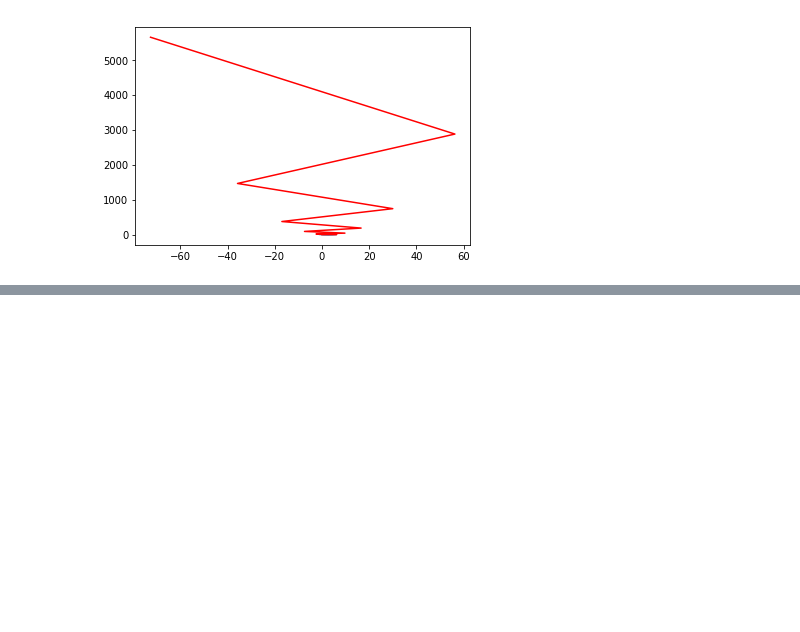
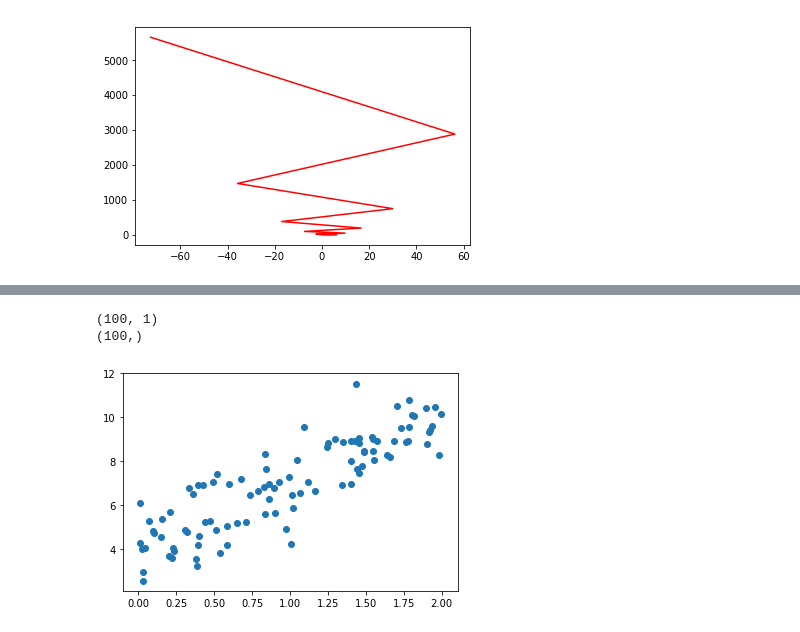
Before and after one commit to chenjiahuan262821/LearnPy, a Jupyter notebook: MachineLearning/第六章-梯度下降.ipynb, the cells around one changed output, grey strips where cells are left out. Cells and saved outputs as stored; diff of their text form; code cells hidden in the pictures; blank space fills up the shorter version.

```diff
--- a/MachineLearning/第六章-梯度下降.ipynb
+++ b/MachineLearning/第六章-梯度下降.ipynb
@@ -165,0 +173,16 @@ plot_theta_history()
+# %%
+np.random.seed(666)
+x = 2 * np.random.random(size = 100)
+y = x * 3. + 4. + np.random.normal(size=100)
+# %%
+x = x.reshape(-1,1)
+print(x.shape)
+print(y.shape)
+# %% [output]
+(100, 1)
+(100,)
+# %%
+plt.scatter(x,y)
+plt.show()
+# %% [output]
+[figure, added]
```
Also changed, not shown: parts of 4 cells of this notebook, 2 other files.
